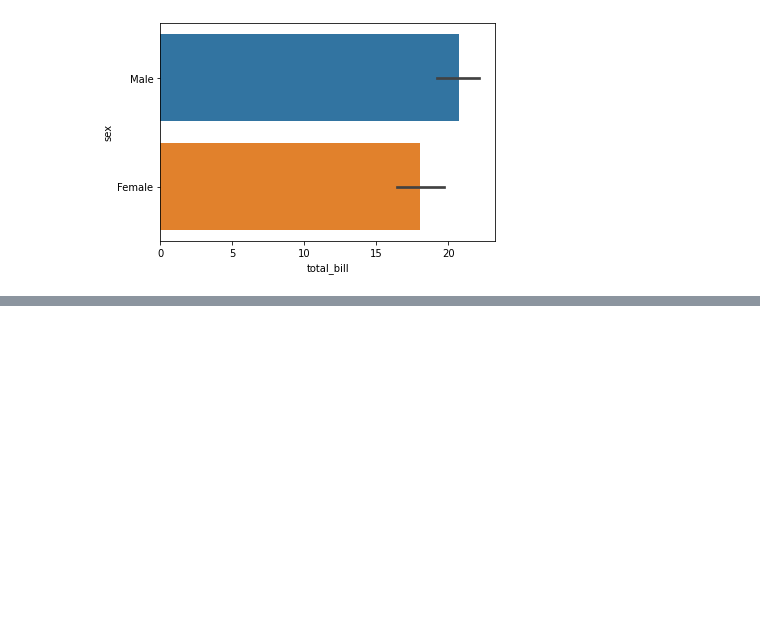
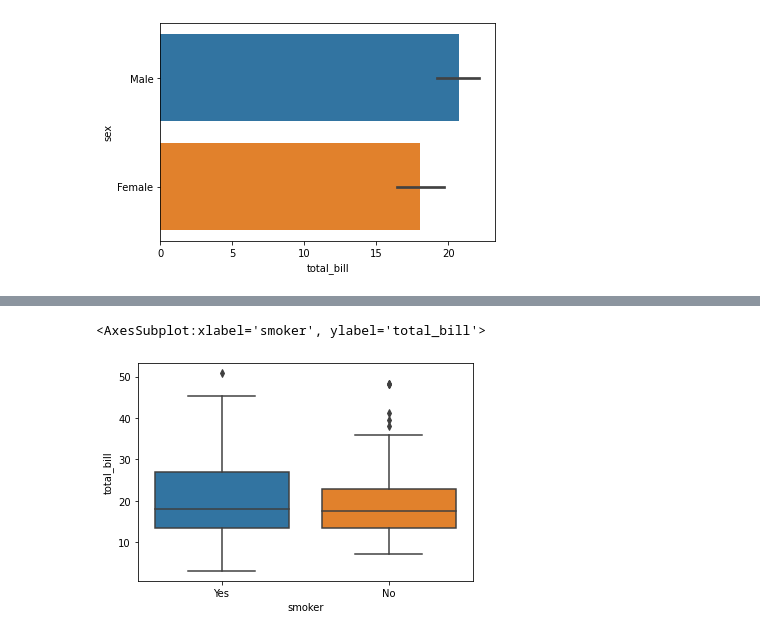
Before and after one commit to masrufjaman/python-basic, a Jupyter notebook: Seaborn - Countplot(), Violinplot(), Boxplot() Part2.ipynb, the cells around one changed output, grey strips where cells are left out. Drawn from its saved outputs; the diff is of its cells as text; code cells hidden in the pictures; blank space fills up the shorter version.

```diff
--- a/Seaborn - Countplot(), Violinplot(), Boxplot() Part2.ipynb
+++ b/Seaborn - Countplot(), Violinplot(), Boxplot() Part2.ipynb
@@ -48,0 +71,5 @@ sns.barplot(x='total_bill', y='sex', data=df)
+# %%
+sns.boxplot('smoker', 'total_bill', data=df)
+# %% [output]
+<AxesSubplot:xlabel='smoker', ylabel='total_bill'>
+[figure, added]
```
Also changed, not shown: parts of 6 cells of this notebook.
